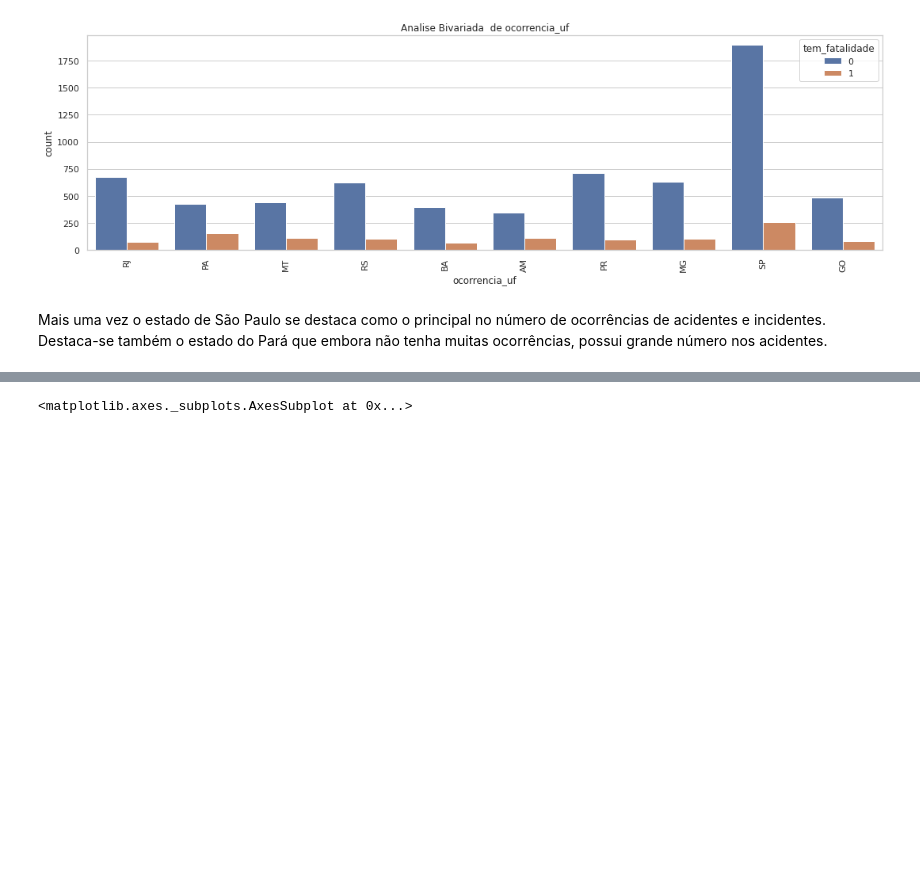
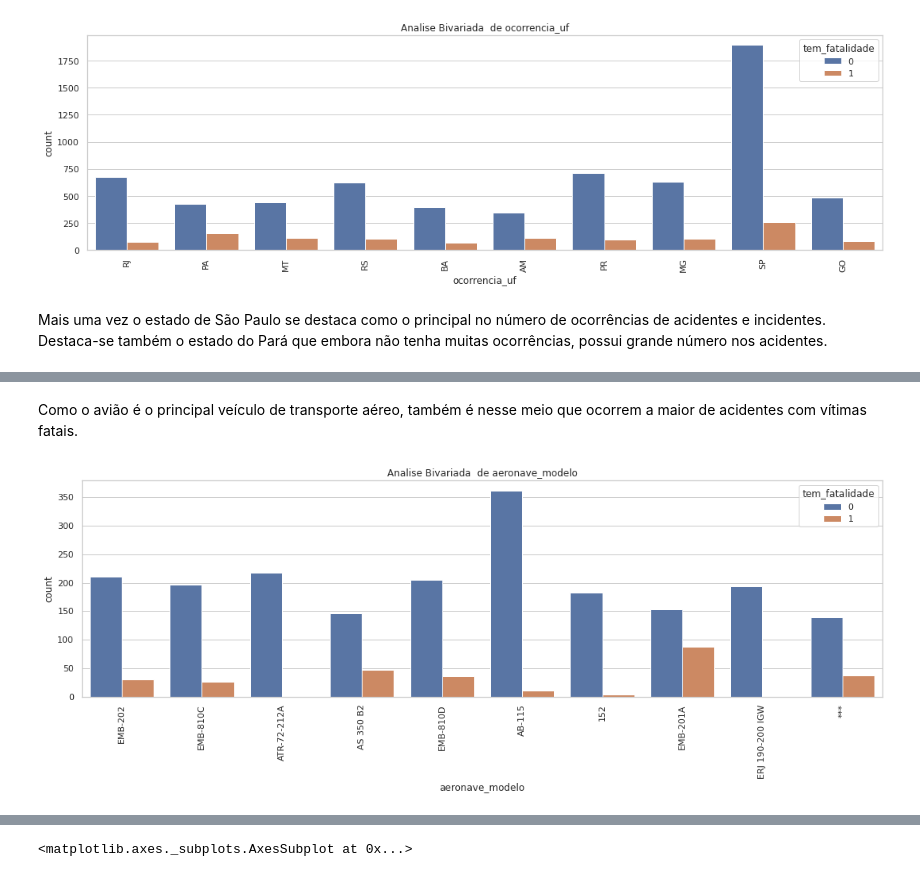
Before and after one commit to guilherme-beserra/TCC---PUC-Minas, a Jupyter notebook: Classificação_para_predição_de_vítima_fatal_em_acidente_aéreo.ipynb, the cells around one changed output, grey strips where cells are left out. Cells and saved outputs as stored; diff of their text form; code cells hidden in the pictures; blank space fills up the shorter version.

```diff
--- a/Classificação_para_predição_de_vítima_fatal_em_acidente_aéreo.ipynb
+++ b/Classificação_para_predição_de_vítima_fatal_em_acidente_aéreo.ipynb
@@ -1517,0 +1526,6 @@ analise_biv_qualitativa(df_unificada_clean, df_unificada_clean['ocorrencia_uf'],
+# %% [markdown]
+Como o avião é o principal veículo de transporte aéreo, também é nesse meio que ocorrem a maior de acidentes com vítimas fatais.
+# %%
+analise_biv_qualitativa(df_unificada_clean, df_unificada_clean['aeronave_modelo'], df_unificada_clean.tem_fatalidade.name)
+# %% [output]
+[figure, added]
```
Also changed, not shown: parts of 21 cells of this notebook.
